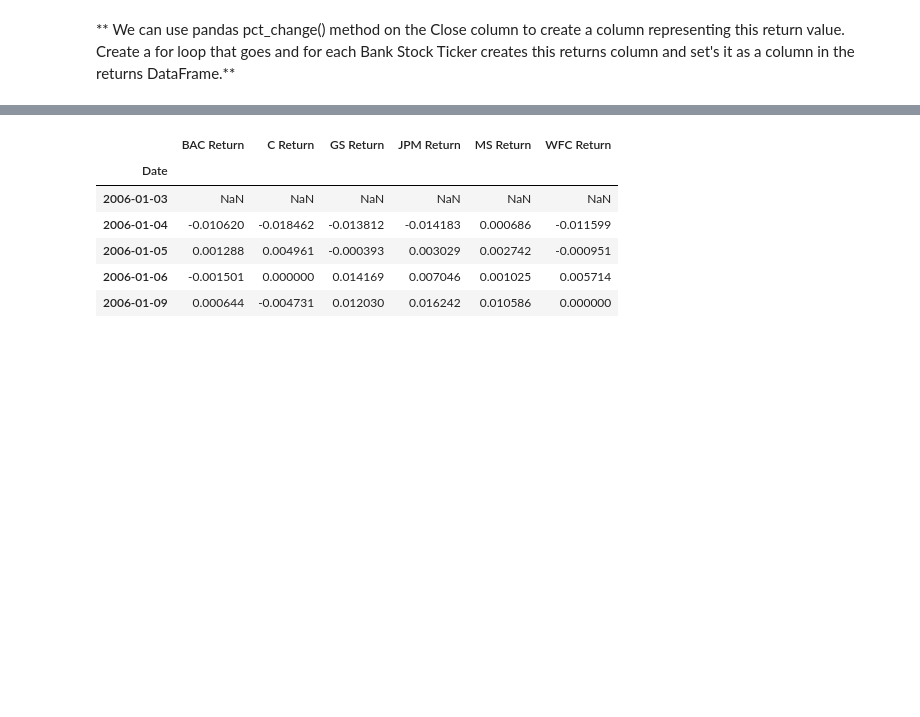
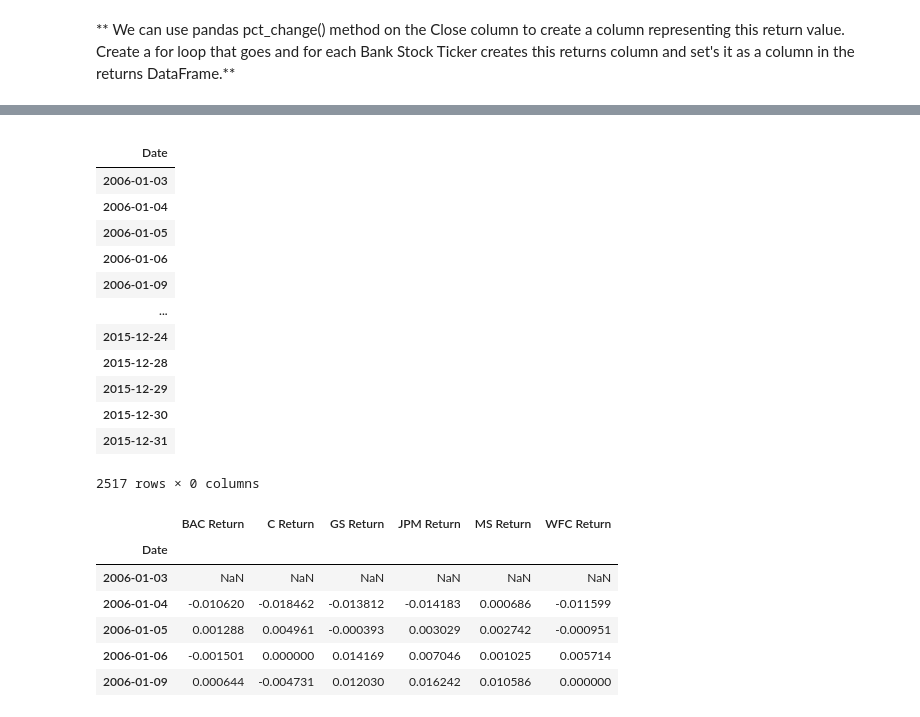
Before and after one commit to JoseArnel/code, a Jupyter notebook: DataScience&MachineLearning/10-Data-Capstone-Projects/03-Finance Project.ipynb, the cells around one changed output, grey strips where cells are left out. Cells and saved outputs as stored; diff of their text form; code cells hidden in the pictures; blank space fills up the shorter version.

```diff
--- a/DataScience&MachineLearning/10-Data-Capstone-Projects/03-Finance Project.ipynb
+++ b/DataScience&MachineLearning/10-Data-Capstone-Projects/03-Finance Project.ipynb
@@ -206,3 +229,49 @@ AttributeError: 'DataFrame' object has no attribute 'Close'
+# %%
+#df.iloc[df.index.get_level_values(1)=='cc'] = df.xs('aa', level=1) + df.xs('bb', level=1)
+
+returns.iloc[returns.index.get_level_values(0)=='returns'] = bank_stocks.xs('Close', level='Stock Info', axis=1).pct_change()
+
+returns
+
+#f.groupby(level=[1,2,3]).pct_change()
+
+# returns['returns'] = bank_stocks.xs('Close', level='Stock Info', axis=1).pct_change()
+# df['new'] = df['W'] + df['Y'] #creating new col
+
+# for stock in range(0,5):
+#     print(bank_stocks['Bank Ticker'])
+
+# for date, new_df in df.groupby(level=0):
+# ...:     print(new_df)
+
+# for close in bank_stocks.groupby(level=0):
+#         print(close)
+
+# bank_stocks.xs('Close', level='Stock Info', axis=1).pct_change()
+# z= np.array([1,2,4])
+# df_xyz = pd.DataFrame()
+# iterator = 1
+# for j in range(0,3):
+#     for k in range(j+1,4):
+#         print(j,k)
+#         col_name = 'ABC' + str(iterator)
+#         df_xyz.loc[:, col_name] = z
+#         iterator += 1
+# %% [output]
+|  |
+| Date |
+| 2006-01-03 |
+| 2006-01-04 |
+| 2006-01-05 |
+| 2006-01-06 |
+| 2006-01-09 |
+| ... |
+| 2015-12-24 |
+| 2015-12-28 |
+| 2015-12-29 |
+| 2015-12-30 |
+| 2015-12-31 |
+2517 rows × 0 columns
 # %%
 # %% [output]
 |  | BAC Return | C Return | GS Return | JPM Return | MS Return | WFC Return |
```
Also changed, not shown: parts of 10 cells of this notebook, 1 other file.
